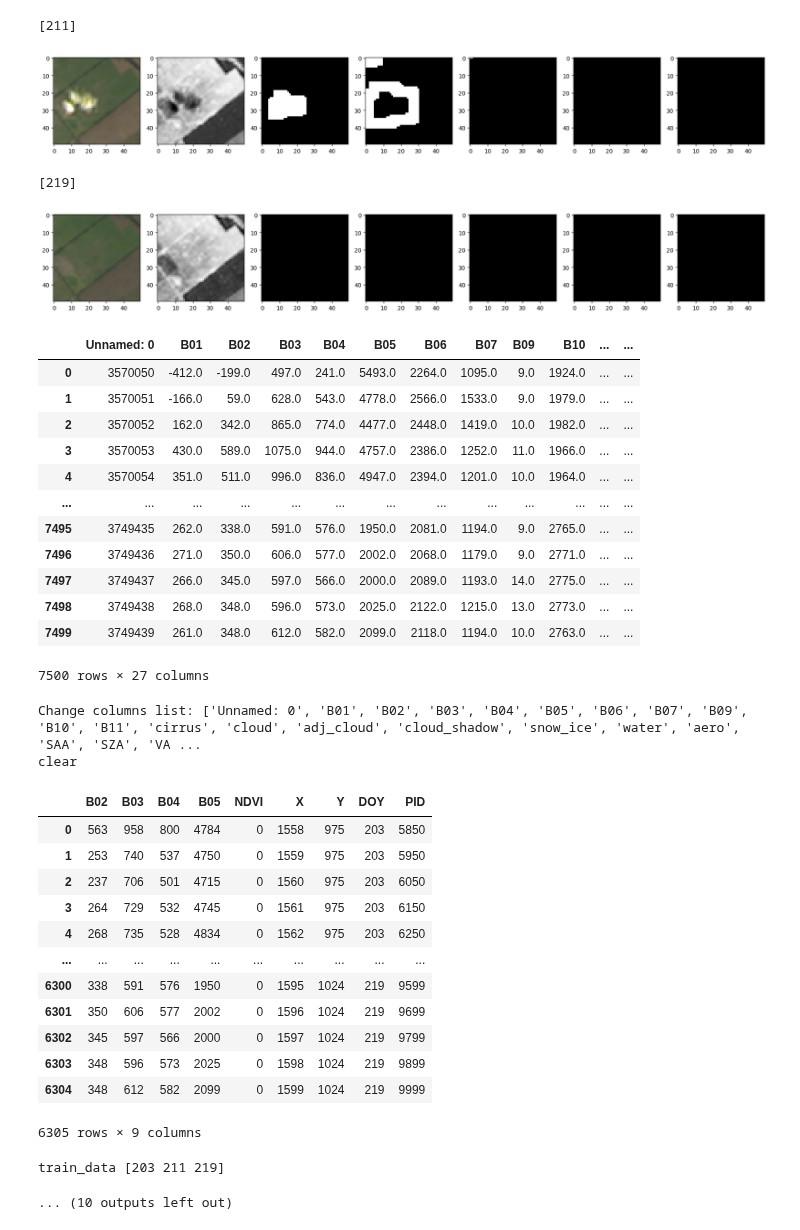
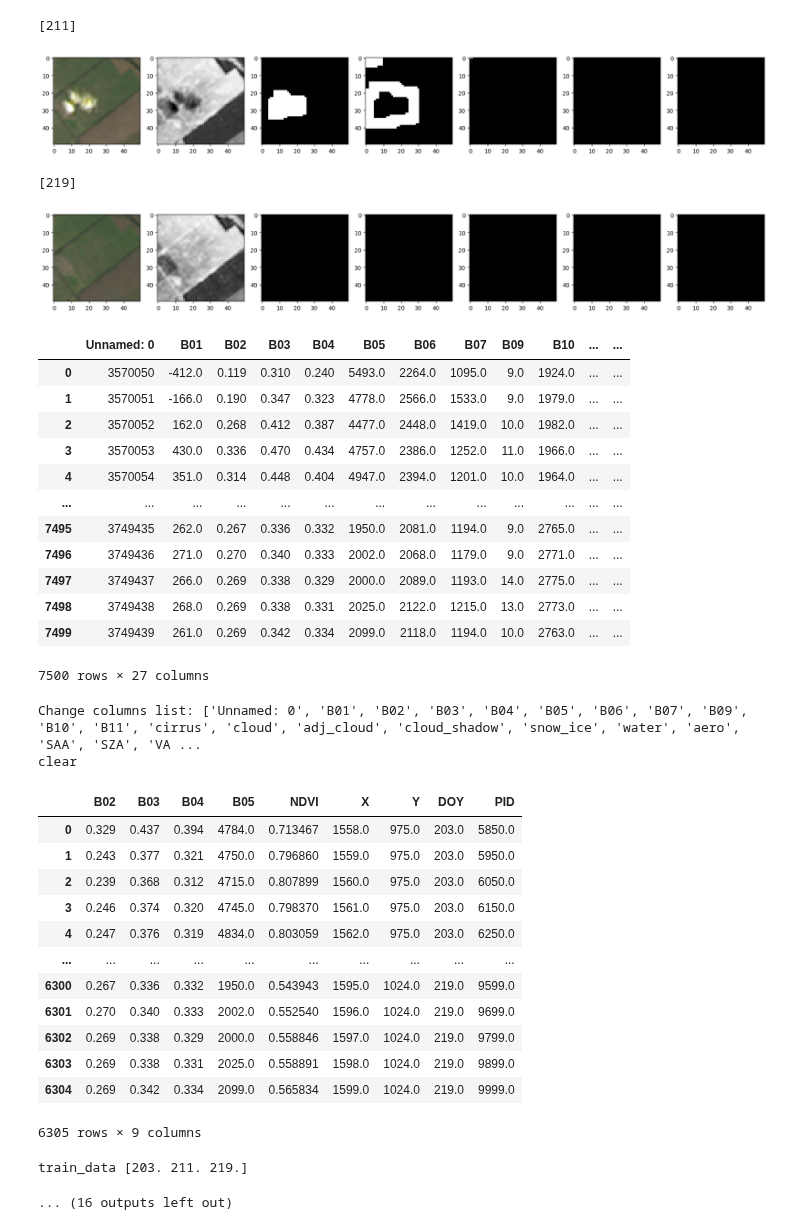
Before and after one commit to koyacolab/aispace, a Jupyter notebook: ainf.ipynb, the cells around one changed output. Cells and saved outputs as stored; diff of their text form; code cells hidden in the pictures.

```diff
--- a/ainf.ipynb
+++ b/ainf.ipynb
@@ -320,11 +321,13 @@ print(current_directory)
 
 print(f'NumPy version:{np.__version__}')
 np.float = float # 'float32' # float
-table_dtype = int   # np.float  #'float32'
+table_dtype = np.float  #'float32'
 print(table_dtype)
 
 # hls_data = HLSDataSet(table_dtype = table_dtype)
 hls_data = HLSInference(table_dtype = table_dtype)
+
+hls_data._REFLECTANCE(round=3)
 
 hls_data.clip_dataset(x1=50.0, y1=50.0, x2=100.0, y2=100.0)
 
@@ -376,40 +379,40 @@ NumPy version:1.26.1
 PIDs is  9999
 [203]
 [figure]
 [211]
 [figure]
 [219]
 [figure]
 |  | Unnamed: 0 | B01 | B02 | B03 | B04 | B05 | B06 | B07 | B09 | B10 | ... | ... |
-| 0 | 3570050 | -412.0 | -199.0 | 497.0 | 241.0 | 5493.0 | 2264.0 | 1095.0 | 9.0 | 1924.0 | ... | ... |
-| 1 | 3570051 | -166.0 | 59.0 | 628.0 | 543.0 | 4778.0 | 2566.0 | 1533.0 | 9.0 | 1979.0 | ... | ... |
-| 2 | 3570052 | 162.0 | 342.0 | 865.0 | 774.0 | 4477.0 | 2448.0 | 1419.0 | 10.0 | 1982.0 | ... | ... |
-| 3 | 3570053 | 430.0 | 589.0 | 1075.0 | 944.0 | 4757.0 | 2386.0 | 1252.0 | 11.0 | 1966.0 | ... | ... |
-| 4 | 3570054 | 351.0 | 511.0 | 996.0 | 836.0 | 4947.0 | 2394.0 | 1201.0 | 10.0 | 1964.0 | ... | ... |
+| 0 | 3570050 | -412.0 | 0.119 | 0.310 | 0.240 | 5493.0 | 2264.0 | 1095.0 | 9.0 | 1924.0 | ... | ... |
+| 1 | 3570051 | -166.0 | 0.190 | 0.347 | 0.323 | 4778.0 | 2566.0 | 1533.0 | 9.0 | 1979.0 | ... | ... |
+| 2 | 3570052 | 162.0 | 0.268 | 0.412 | 0.387 | 4477.0 | 2448.0 | 1419.0 | 10.0 | 1982.0 | ... | ... |
+| 3 | 3570053 | 430.0 | 0.336 | 0.470 | 0.434 | 4757.0 | 2386.0 | 1252.0 | 11.0 | 1966.0 | ... | ... |
+| 4 | 3570054 | 351.0 | 0.314 | 0.448 | 0.404 | 4947.0 | 2394.0 | 1201.0 | 10.0 | 1964.0 | ... | ... |
 | ... | ... | ... | ... | ... | ... | ... | ... | ... | ... | ... | ... | ... |
-| 7495 | 3749435 | 262.0 | 338.0 | 591.0 | 576.0 | 1950.0 | 2081.0 | 1194.0 | 9.0 | 2765.0 | ... | ... |
-| 7496 | 3749436 | 271.0 | 350.0 | 606.0 | 577.0 | 2002.0 | 2068.0 | 1179.0 | 9.0 | 2771.0 | ... | ... |
-| 7497 | 3749437 | 266.0 | 345.0 | 597.0 | 566.0 | 2000.0 | 2089.0 | 1193.0 | 14.0 | 2775.0 | ... | ... |
-| 7498 | 3749438 | 268.0 | 348.0 | 596.0 | 573.0 | 2025.0 | 2122.0 | 1215.0 | 13.0 | 2773.0 | ... | ... |
-| 7499 | 3749439 | 261.0 | 348.0 | 612.0 | 582.0 | 2099.0 | 2118.0 | 1194.0 | 10.0 | 2763.0 | ... | ... |
+| 7495 | 3749435 | 262.0 | 0.267 | 0.336 | 0.332 | 1950.0 | 2081.0 | 1194.0 | 9.0 | 2765.0 | ... | ... |
+| 7496 | 3749436 | 271.0 | 0.270 | 0.340 | 0.333 | 2002.0 | 2068.0 | 1179.0 | 9.0 | 2771.0 | ... | ... |
+| 7497 | 3749437 | 266.0 | 0.269 | 0.338 | 0.329 | 2000.0 | 2089.0 | 1193.0 | 14.0 | 2775.0 | ... | ... |
+| 7498 | 3749438 | 268.0 | 0.269 | 0.338 | 0.331 | 2025.0 | 2122.0 | 1215.0 | 13.0 | 2773.0 | ... | ... |
+| 7499 | 3749439 | 261.0 | 0.269 | 0.342 | 0.334 | 2099.0 | 2118.0 | 1194.0 | 10.0 | 2763.0 | ... | ... |
 7500 rows × 27 columns
 Change columns list: ['Unnamed: 0', 'B01', 'B02', 'B03', 'B04', 'B05', 'B06', 'B07', 'B09', 'B10', 'B11', 'cirrus', 'cloud', 'adj_cloud', 'cloud_shadow', 'snow_ice', 'water', 'aero', 'SAA', 'SZA', 'VA ...
 clear
 |  | B02 | B03 | B04 | B05 | NDVI | X | Y | DOY | PID |
-| 0 | 563 | 958 | 800 | 4784 | 0 | 1558 | 975 | 203 | 5850 |
-| 1 | 253 | 740 | 537 | 4750 | 0 | 1559 | 975 | 203 | 5950 |
-| 2 | 237 | 706 | 501 | 4715 | 0 | 1560 | 975 | 203 | 6050 |
-| 3 | 264 | 729 | 532 | 4745 | 0 | 1561 | 975 | 203 | 6150 |
-| 4 | 268 | 735 | 528 | 4834 | 0 | 1562 | 975 | 203 | 6250 |
+| 0 | 0.329 | 0.437 | 0.394 | 4784.0 | 0.713467 | 1558.0 | 975.0 | 203.0 | 5850.0 |
+| 1 | 0.243 | 0.377 | 0.321 | 4750.0 | 0.796860 | 1559.0 | 975.0 | 203.0 | 5950.0 |
+| 2 | 0.239 | 0.368 | 0.312 | 4715.0 | 0.807899 | 1560.0 | 975.0 | 203.0 | 6050.0 |
+| 3 | 0.246 | 0.374 | 0.320 | 4745.0 | 0.798370 | 1561.0 | 975.0 | 203.0 | 6150.0 |
+| 4 | 0.247 | 0.376 | 0.319 | 4834.0 | 0.803059 | 1562.0 | 975.0 | 203.0 | 6250.0 |
 | ... | ... | ... | ... | ... | ... | ... | ... | ... | ... |
-| 6300 | 338 | 591 | 576 | 1950 | 0 | 1595 | 1024 | 219 | 9599 |
-| 6301 | 350 | 606 | 577 | 2002 | 0 | 1596 | 1024 | 219 | 9699 |
-| 6302 | 345 | 597 | 566 | 2000 | 0 | 1597 | 1024 | 219 | 9799 |
-| 6303 | 348 | 596 | 573 | 2025 | 0 | 1598 | 1024 | 219 | 9899 |
-| 6304 | 348 | 612 | 582 | 2099 | 0 | 1599 | 1024 | 219 | 9999 |
+| 6300 | 0.267 | 0.336 | 0.332 | 1950.0 | 0.543943 | 1595.0 | 1024.0 | 219.0 | 9599.0 |
+| 6301 | 0.270 | 0.340 | 0.333 | 2002.0 | 0.552540 | 1596.0 | 1024.0 | 219.0 | 9699.0 |
+| 6302 | 0.269 | 0.338 | 0.329 | 2000.0 | 0.558846 | 1597.0 | 1024.0 | 219.0 | 9799.0 |
+| 6303 | 0.269 | 0.338 | 0.331 | 2025.0 | 0.558891 | 1598.0 | 1024.0 | 219.0 | 9899.0 |
+| 6304 | 0.269 | 0.342 | 0.334 | 2099.0 | 0.565834 | 1599.0 | 1024.0 | 219.0 | 9999.0 |
 6305 rows × 9 columns
-train_data [203 211 219]
+train_data [203. 211. 219.]
-... (10 outputs left out)
+... (16 outputs left out)
 # %%
 def GetModel(train_data, experiment_dir = '', load_model_path = '', tokenizer='',):
 
```
Also changed, not shown: parts of 4 cells of this notebook, 3 other files.
